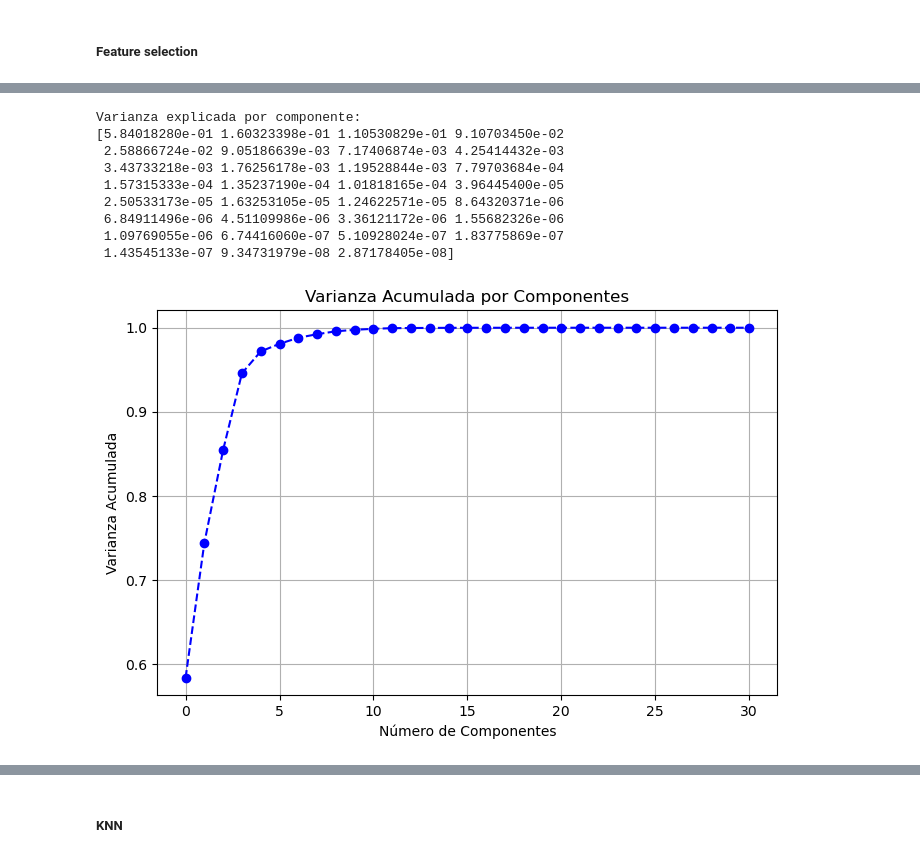
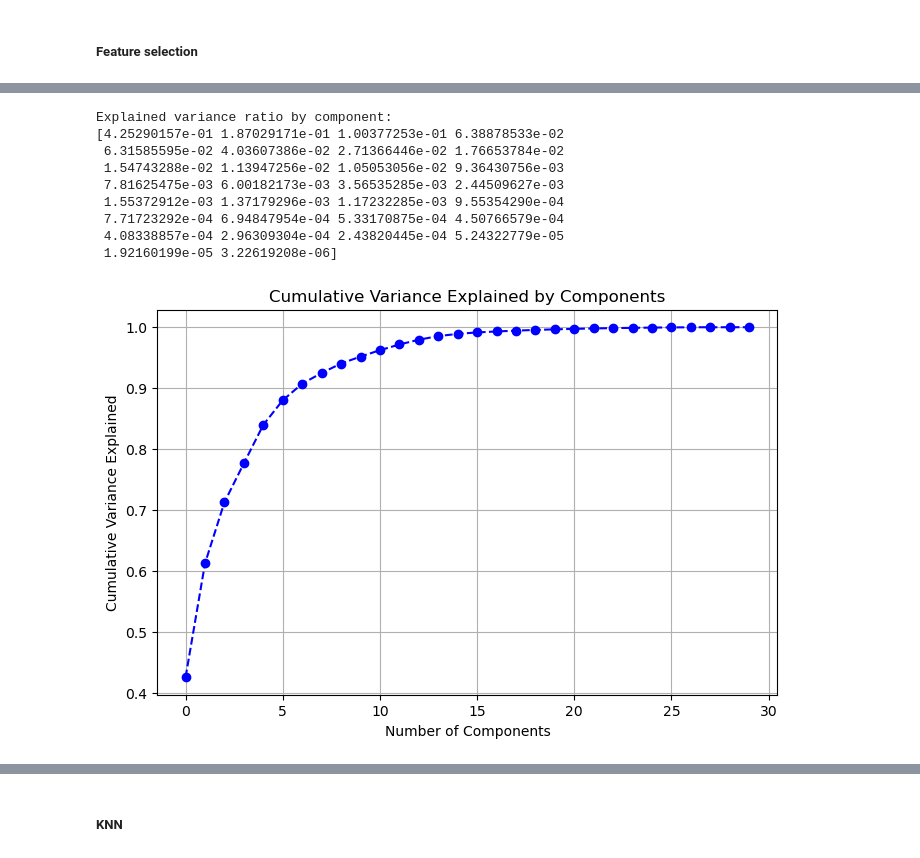
Before and after one commit to 100495761/MSE446, a Jupyter notebook: BreastCancerMain.ipynb, the cells around one changed output, grey strips where cells are left out. Drawn from its saved outputs; the diff is of its cells as text; code cells hidden in the pictures.

```diff
--- a/BreastCancerMain.ipynb
+++ b/BreastCancerMain.ipynb
@@ -105,11 +105,3 @@ Name: count, dtype: int64
 fractal_dimension_worst
 False    569
 Name: count, dtype: int64
-# %%
-# Data to be Normalized
-numerical_cols = []
-for column in data:
-    stats= data[column].describe()
-    if stats['min'] <-1.0 or stats['max']>1.0:
-        numerical_cols.append(stats.name)
-print(numerical_cols)
@@ -208,4 +211,8 @@ def delete_outliers_and_normalize(data, numerical_cols):
 # %%
-normalized_data= delete_outliers_and_normalize(data, numerical_cols)
+#ways to treat outliers: "remove", "keep", "median", "mean"
+strategy="remove"
+numerical_cols=data.drop(['diagnosis'],axis=1).columns.tolist()
+target_col = 'diagnosis'
+normalized_data = handle_outliers_and_normalize(data, numerical_cols, target_col, strategy)
 normalized_data
 # %% [output]
@@ -279,60 +249,64 @@ import pandas as pd
 from sklearn.decomposition import PCA
 import matplotlib.pyplot as plt
 
-# Usar los datos normalizados
-X_scaled = normalized_data
+# Separate features (X) and target (y) from normalized data
+target_col = 'diagnosis'  # Define the target column
+X_scaled = normalized_data.drop(columns=[target_col])  # Only features
+y = normalized_data[target_col]  # Target variable
 
-# Inicializar PCA para analizar todos los componentes
+# Initialize PCA to analyze all components
 pca = PCA(n_components=None)
 
-# Ajustar PCA a los datos normalizados
+# Fit PCA to the normalized feature data
 X_pca = pca.fit_transform(X_scaled)
 
-# Mostrar varianza explicada por cada componente
+# Explained variance ratio for each component
 explained_variance_ratio = pca.explained_variance_ratio_
-print(f'Varianza explicada por componente:\n{explained_variance_ratio}')
+print(f'Explained variance ratio by component:\n{explained_variance_ratio}')
 
-# Visualizar varianza acumulada
+# Visualize cumulative variance
 plt.figure(figsize=(8, 5))
 plt.plot(np.cumsum(explained_variance_ratio), marker='o', linestyle='--', color='b')
-plt.title('Varianza Acumulada por Componentes')
-plt.xlabel('Número de Componentes')
-plt.ylabel('Varianza Acumulada')
+plt.title('Cumulative Variance Explained by Components')
+plt.xlabel('Number of Components')
+plt.ylabel('Cumulative Variance Explained')
 plt.grid(True)
 plt.show()
 
-# Calcular varianza acumulada
+# Calculate cumulative variance
 cumulative_variance = np.cumsum(explained_variance_ratio)
 
-# Número de componentes que explican al menos el 95% de la varianza
+# Number of components to explain at least 95% of the variance
 n_components = np.argmax(cumulative_variance >= 0.95) + 1
-print(f'Número óptimo de componentes para explicar el 95% de la varianza: {n_components}')
+print(f'Optimal number of components to explain 95% of the variance: {n_components}')
 
-# Aplicar PCA con el número óptimo de componentes
+# Apply PCA with the optimal number of components
 pca_opt = PCA(n_components=n_components)
 X_reduced = pca_opt.fit_transform(X_scaled)
 
-# Convertir el resultado a DataFrame si es necesario
+# Convert the reduced result to a DataFrame
 X_reduced_df = pd.DataFrame(X_reduced, columns=[f'PC{i+1}' for i in range(n_components)])
-print("\nPrimeras filas de los datos reducidos:")
+
+print("\nFirst rows of the reduced dataset:")
 print(X_reduced_df.head())
-
-# Mostrar pesos (loadings) de cada componente
+# Add the target column back to the reduced dataset if needed
+X_reduced_df[target_col] = y.reset_index(drop=True)
+# Show the loadings (weights) of each component
 loadings = pd.DataFrame(
-    pca_opt.components_.T,
+    pca_opt.components_.T,  # Transpose to get the loadings
     index=X_scaled.columns,
     columns=[f'PC{i+1}' for i in range(n_components)]
 )
-print("\nPesos de cada componente (Loadings):")
+print("\nLoadings of each component:")
 print(loadings)
 # %% [output]
-Varianza explicada por componente:
-[5.84018280e-01 1.60323398e-01 1.10530829e-01 9.10703450e-02
- 2.58866724e-02 9.05186639e-03 7.17406874e-03 4.25414432e-03
- 3.43733218e-03 1.76256178e-03 1.19528844e-03 7.79703684e-04
- 1.57315333e-04 1.35237190e-04 1.01818165e-04 3.96445400e-05
- 2.50533173e-05 1.63253105e-05 1.24622571e-05 8.64320371e-06
- 6.84911496e-06 4.51109986e-06 3.36121172e-06 1.55682326e-06
- 1.09769055e-06 6.74416060e-07 5.10928024e-07 1.83775869e-07
- 1.43545133e-07 9.34731979e-08 2.87178405e-08]
+Explained variance ratio by component:
+[4.25290157e-01 1.87029171e-01 1.00377253e-01 6.38878533e-02
+ 6.31585595e-02 4.03607386e-02 2.71366446e-02 1.76653784e-02
+ 1.54743288e-02 1.13947256e-02 1.05053056e-02 9.36430756e-03
+ 7.81625475e-03 6.00182173e-03 3.56535285e-03 2.44509627e-03
+ 1.55372912e-03 1.37179296e-03 1.17232285e-03 9.55354290e-04
+ 7.71723292e-04 6.94847954e-04 5.33170875e-04 4.50766579e-04
+ 4.08338857e-04 2.96309304e-04 2.43820445e-04 5.24322779e-05
+ 1.92160199e-05 3.22619208e-06]
-[figure, old version]
+[figure, new version]
```
Also changed, not shown: parts of 15 cells of this notebook.
